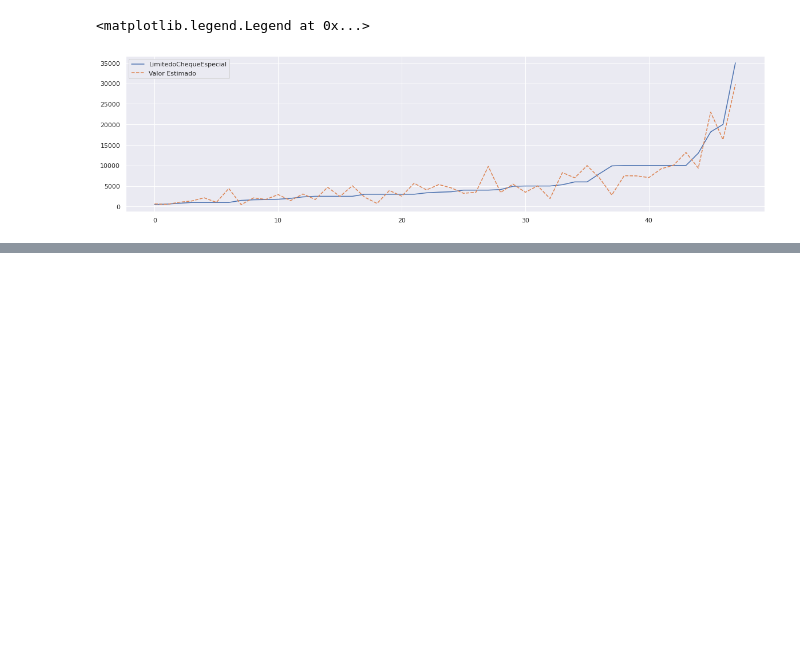
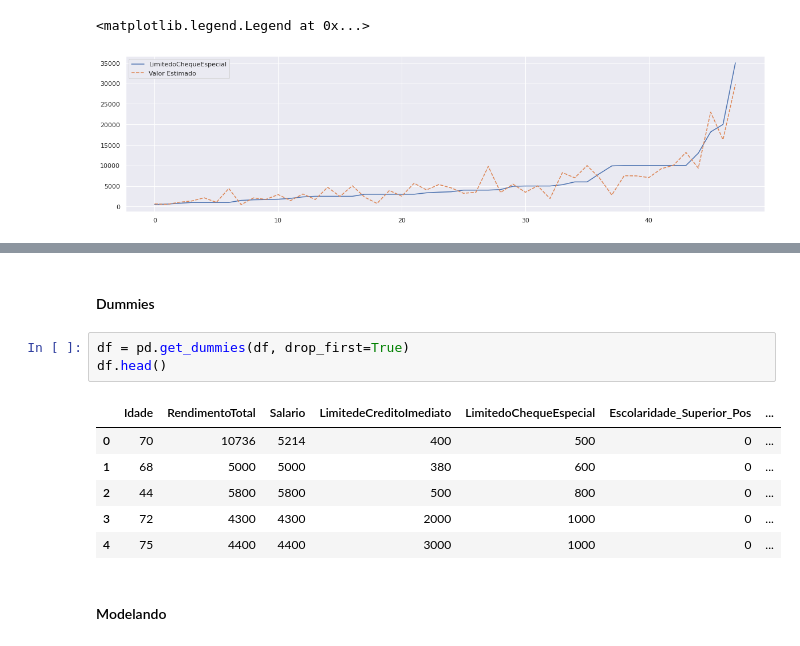
Before and after one commit to andretocci/LAAIA1, a Jupyter notebook: FIA_Pos_DS_LAAIA1_Aula_6_Analytics_Regressão_Linear.ipynb, the cells around one changed output, grey strips where cells are left out. Saved outputs shown, nothing was run; the diff lists cells and outputs as text; blank space fills up the shorter version.

```diff
--- a/FIA_Pos_DS_LAAIA1_Aula_6_Analytics_Regressão_Linear.ipynb
+++ b/FIA_Pos_DS_LAAIA1_Aula_6_Analytics_Regressão_Linear.ipynb
@@ -447,0 +471,14 @@ plt.legend()
+# %% [markdown]
+#### Dummies
+# %%
+df = pd.get_dummies(df, drop_first=True)
+df.head()
+# %% [output]
+|  | Idade | RendimentoTotal | Salario | LimitedeCreditoImediato | LimitedoChequeEspecial | Escolaridade_Superior_Pos | ... |
+| 0 | 70 | 10736 | 5214 | 400 | 500 | 0 | ... |
+| 1 | 68 | 5000 | 5000 | 380 | 600 | 0 | ... |
+| 2 | 44 | 5800 | 5800 | 500 | 800 | 0 | ... |
+| 3 | 72 | 4300 | 4300 | 2000 | 1000 | 0 | ... |
+| 4 | 75 | 4400 | 4400 | 3000 | 1000 | 0 | ... |
+# %% [markdown]
+#### Modelando
```
Also changed, not shown: parts of 12 cells of this notebook.
